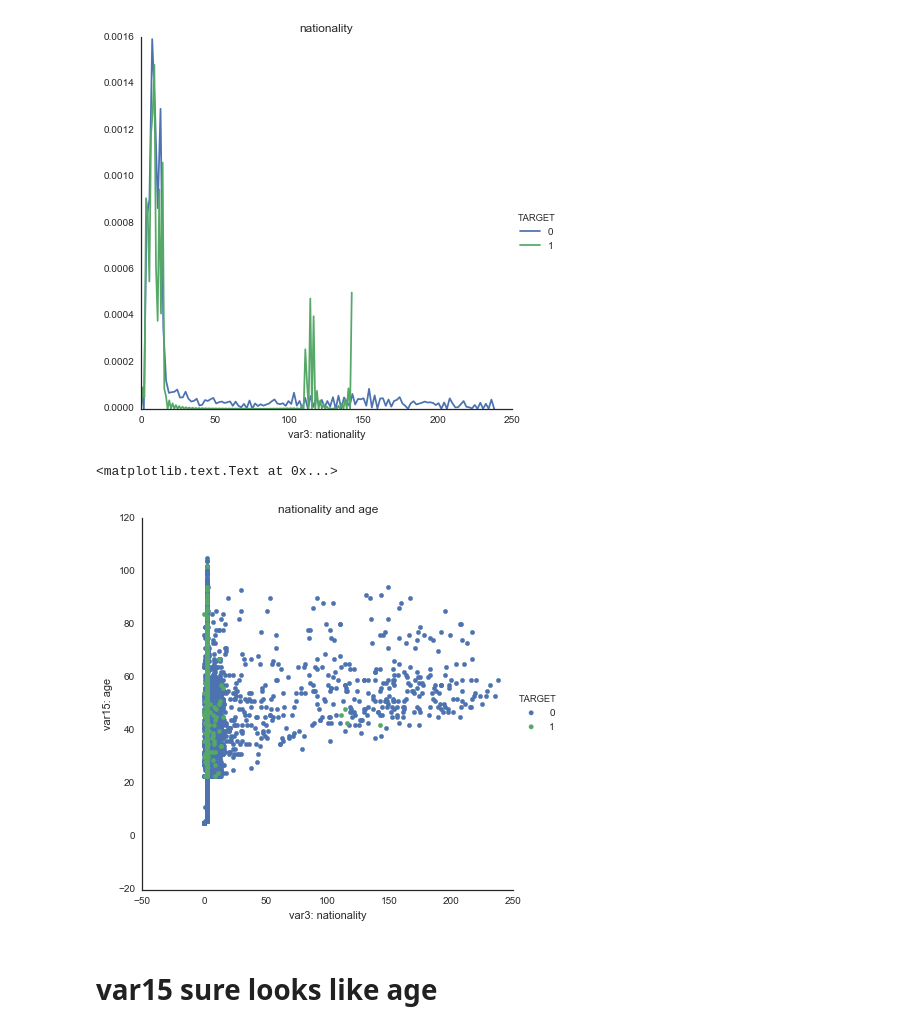
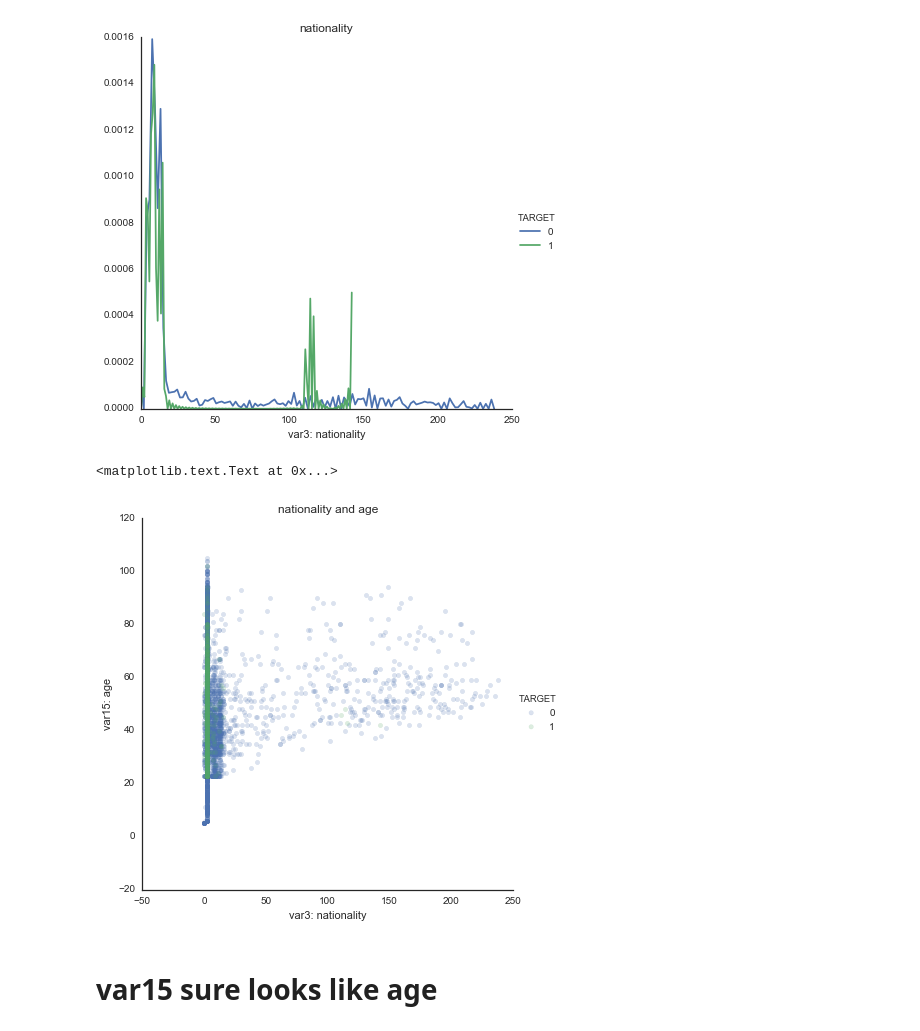
Before and after one commit to sketchychen/kaggle_santander, a Jupyter notebook: Kaggle_Santander.ipynb, the cells around one changed output. Drawn from its saved outputs; the diff is of its cells as text; code cells hidden in the pictures.

```diff
--- a/Kaggle_Santander.ipynb
+++ b/Kaggle_Santander.ipynb
@@ -124,15 +124,15 @@ plt.xlabel('var3: nationality');
 [figure]
 # %%
 sns.FacetGrid(santrainder, hue='TARGET', size=6) \
-   .map(plt.scatter, 'var3', 'var15') \ # scatter plot
+   .map(plt.scatter, 'var3', 'var15', alpha = 0.2) \
    .add_legend()
 plt.title('nationality and age');
 plt.xlabel('var3: nationality');
 plt.ylabel('var15: age');
 # yeeeeeah, no. Not unless you're in a country in the category 110-140 range.
 # %% [output]
 <matplotlib.text.Text at 0x...>
-[figure, old version]
+[figure, new version]
 # %% [markdown]
 # var15 sure looks like age
 # %%
```
Also changed, not shown: parts of 5 cells of this notebook.
